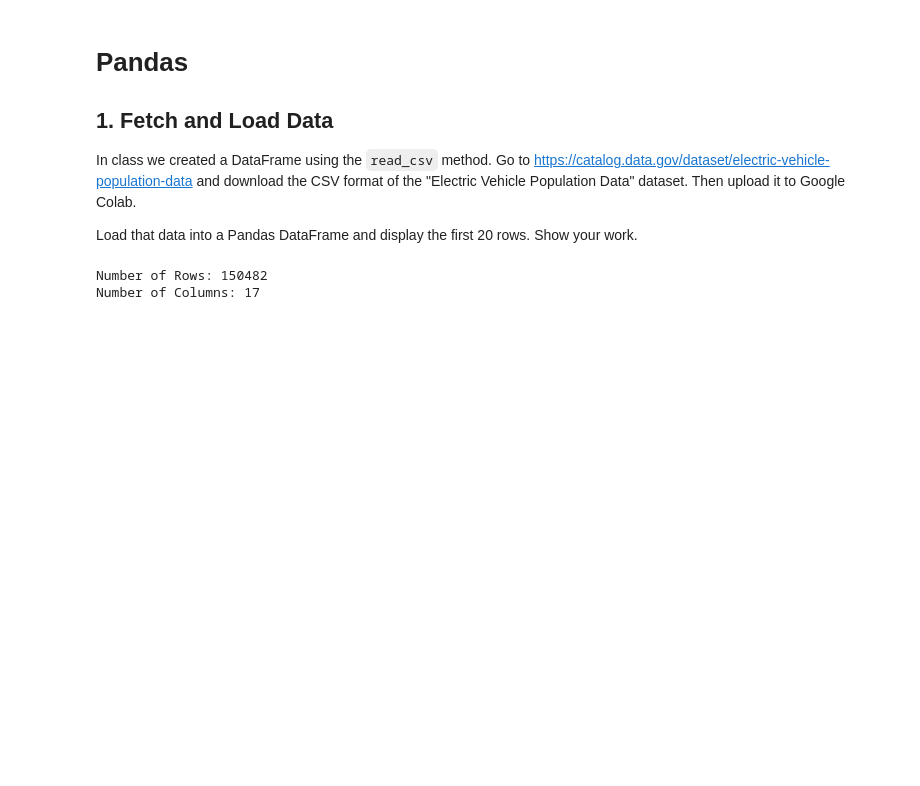
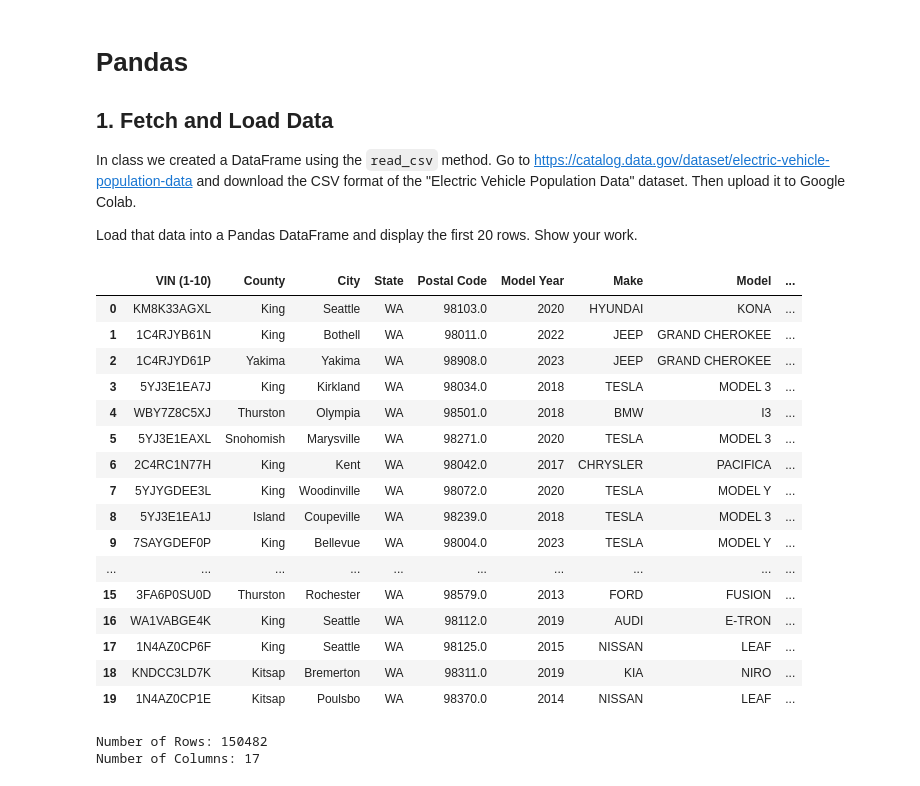
Before and after one commit to jmh8fr/ds1002-jmh8fr, a Jupyter notebook: homework/week-6.ipynb, the cells around one changed output. Cells and saved outputs as stored; diff of their text form; code cells hidden in the pictures; blank space fills up the shorter version.

```diff
--- a/homework/week-6.ipynb
+++ b/homework/week-6.ipynb
@@ -14,8 +14,27 @@ Load that data into a Pandas DataFrame and display the first 20 rows. Show your
 # %%
 # Set up pandas and populate the dataframe above using the raw data. Then continue to work with the dataframe in the questions below.
 import numpy as np
 import pandas as pd
 vehicle_data = pd.read_csv('Electric_Vehicle_Population_Data.csv')
+vehicle_data.head(20)
+# %% [output]
+|  | VIN (1-10) | County | City | State | Postal Code | Model Year | Make | Model | ... |
+| 0 | KM8K33AGXL | King | Seattle | WA | 98103.0 | 2020 | HYUNDAI | KONA | ... |
+| 1 | 1C4RJYB61N | King | Bothell | WA | 98011.0 | 2022 | JEEP | GRAND CHEROKEE | ... |
+| 2 | 1C4RJYD61P | Yakima | Yakima | WA | 98908.0 | 2023 | JEEP | GRAND CHEROKEE | ... |
+| 3 | 5YJ3E1EA7J | King | Kirkland | WA | 98034.0 | 2018 | TESLA | MODEL 3 | ... |
+| 4 | WBY7Z8C5XJ | Thurston | Olympia | WA | 98501.0 | 2018 | BMW | I3 | ... |
+| 5 | 5YJ3E1EAXL | Snohomish | Marysville | WA | 98271.0 | 2020 | TESLA | MODEL 3 | ... |
+| 6 | 2C4RC1N77H | King | Kent | WA | 98042.0 | 2017 | CHRYSLER | PACIFICA | ... |
+| 7 | 5YJYGDEE3L | King | Woodinville | WA | 98072.0 | 2020 | TESLA | MODEL Y | ... |
+| 8 | 5YJ3E1EA1J | Island | Coupeville | WA | 98239.0 | 2018 | TESLA | MODEL 3 | ... |
+| 9 | 7SAYGDEF0P | King | Bellevue | WA | 98004.0 | 2023 | TESLA | MODEL Y | ... |
+| ... | ... | ... | ... | ... | ... | ... | ... | ... | ... |
+| 15 | 3FA6P0SU0D | Thurston | Rochester | WA | 98579.0 | 2013 | FORD | FUSION | ... |
+| 16 | WA1VABGE4K | King | Seattle | WA | 98112.0 | 2019 | AUDI | E-TRON | ... |
+| 17 | 1N4AZ0CP6F | King | Seattle | WA | 98125.0 | 2015 | NISSAN | LEAF | ... |
+| 18 | KNDCC3LD7K | Kitsap | Bremerton | WA | 98311.0 | 2019 | KIA | NIRO | ... |
+| 19 | 1N4AZ0CP1E | Kitsap | Poulsbo | WA | 98370.0 | 2014 | NISSAN | LEAF | ... |
 # %%
 # Format a command that how many rows and columns are in this dataset.
 num_rows, num_columns = vehicle_data.shape
```
Also changed, not shown: parts of 2 cells of this notebook.
